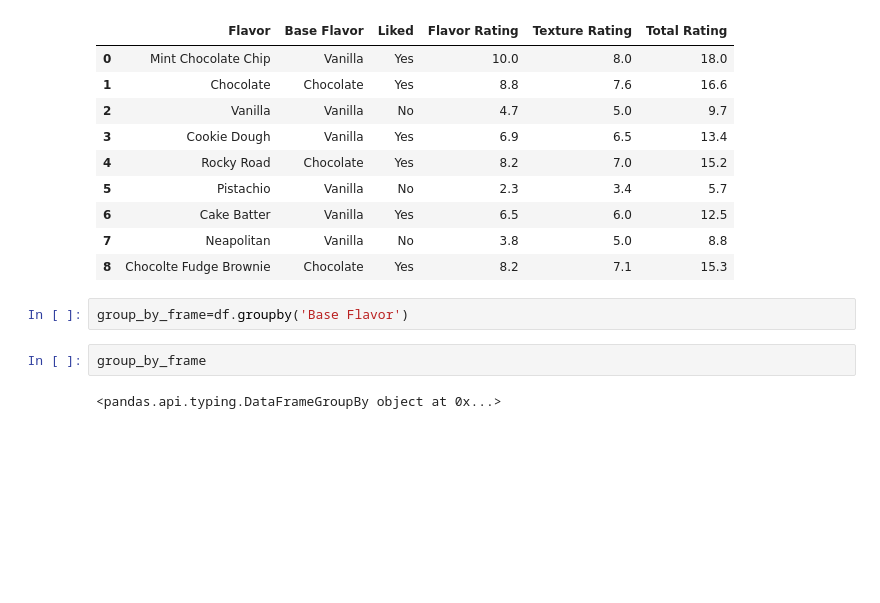
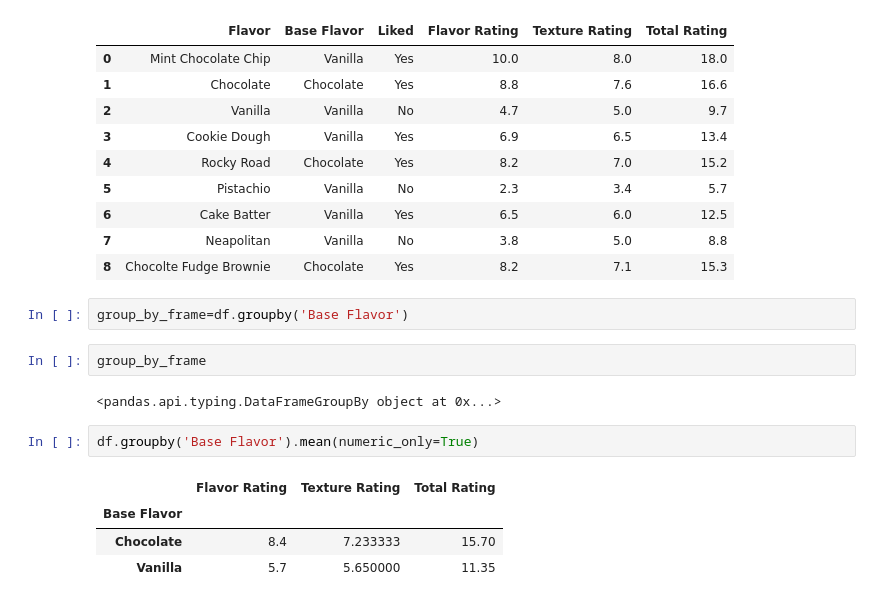
Before and after one commit to kirollos123/data_cleaning, a Jupyter notebook: pandas/Reading_file.ipynb, the cells around one changed output. Cells and saved outputs as stored; diff of their text form; blank space fills up the shorter version.

```diff
--- a/pandas/Reading_file.ipynb
+++ b/pandas/Reading_file.ipynb
@@ -515,3 +515,10 @@ group_by_frame=df.groupby('Base Flavor')
 group_by_frame
 # %% [output]
 <pandas.api.typing.DataFrameGroupBy object at 0x...>
+# %%
+df.groupby('Base Flavor').mean(numeric_only=True)
+# %% [output]
+|  | Flavor Rating | Texture Rating | Total Rating |
+| Base Flavor |  |  |  |
+| Chocolate | 8.4 | 7.233333 | 15.70 |
+| Vanilla | 5.7 | 5.650000 | 11.35 |
```
Also changed, not shown: parts of 6 cells of this notebook.
